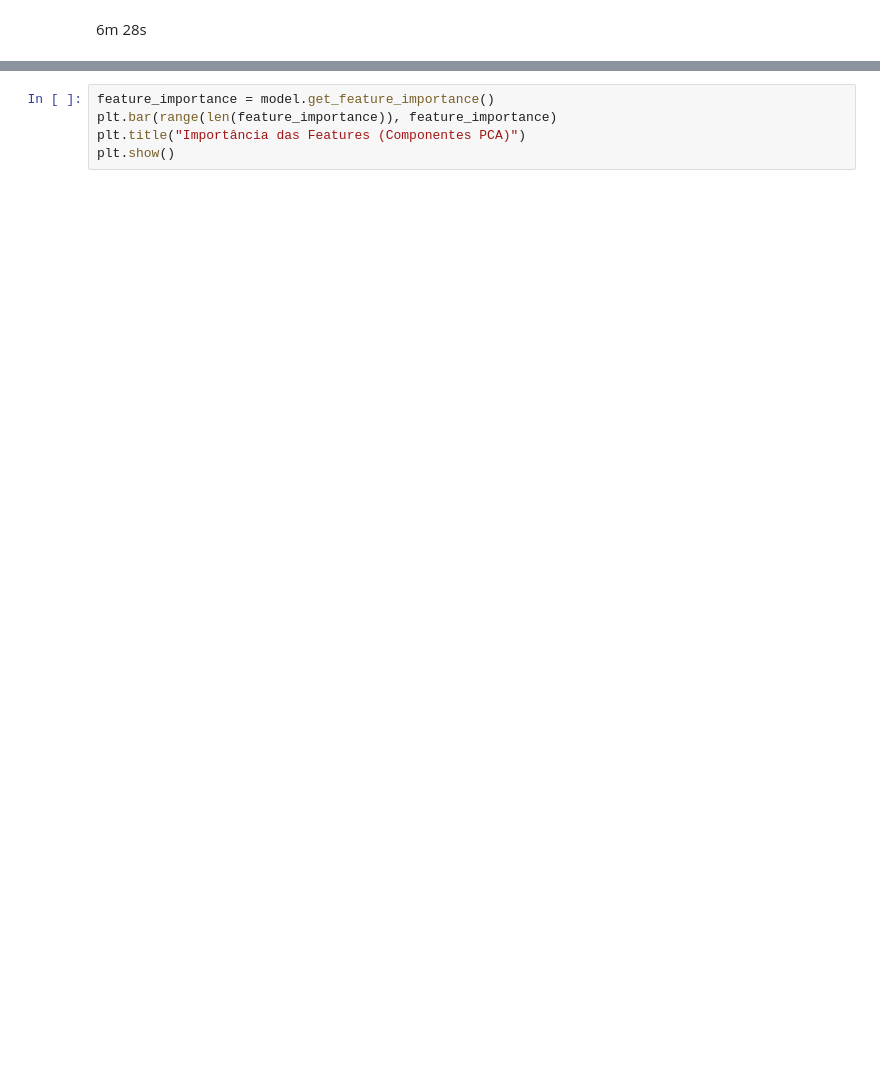
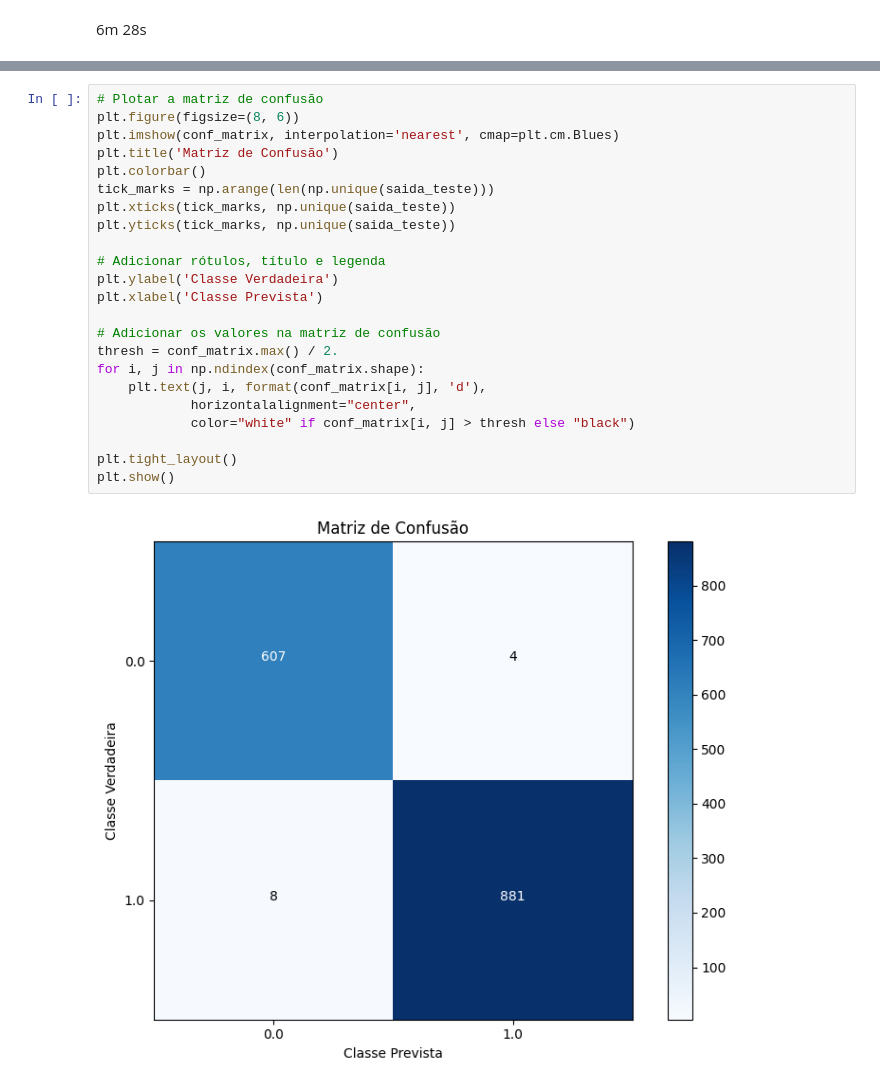
Before and after one commit to vmayres/InteligenciaArtificial_Projeto1, a Jupyter notebook: src/Classificacao/SEM_scaling/SVM.ipynb, the cells around one changed output, grey strips where cells are left out. Saved outputs shown, nothing was run; the diff lists cells and outputs as text; blank space fills up the shorter version.

```diff
--- a/src/Classificacao/SEM_scaling/SVM.ipynb
+++ b/src/Classificacao/SEM_scaling/SVM.ipynb
@@ -139,5 +131,25 @@ MAPE: inf%
-# %%
-feature_importance = model.get_feature_importance()
-plt.bar(range(len(feature_importance)), feature_importance)
-plt.title("Importância das Features (Componentes PCA)")
-plt.show()
+# %%
+# Plotar a matriz de confusão
+plt.figure(figsize=(8, 6))
+plt.imshow(conf_matrix, interpolation='nearest', cmap=plt.cm.Blues)
+plt.title('Matriz de Confusão')
+plt.colorbar()
+tick_marks = np.arange(len(np.unique(saida_teste)))
+plt.xticks(tick_marks, np.unique(saida_teste))
+plt.yticks(tick_marks, np.unique(saida_teste))
+
+# Adicionar rótulos, título e legenda
+plt.ylabel('Classe Verdadeira')
+plt.xlabel('Classe Prevista')
+
+# Adicionar os valores na matriz de confusão
+thresh = conf_matrix.max() / 2.
+for i, j in np.ndindex(conf_matrix.shape):
+    plt.text(j, i, format(conf_matrix[i, j], 'd'),
+            horizontalalignment="center",
+            color="white" if conf_matrix[i, j] > thresh else "black")
+
+plt.tight_layout()
+plt.show()
+# %% [output]
+[figure, added]
```
Also changed, not shown: parts of 8 cells of this notebook, 22 other files.
